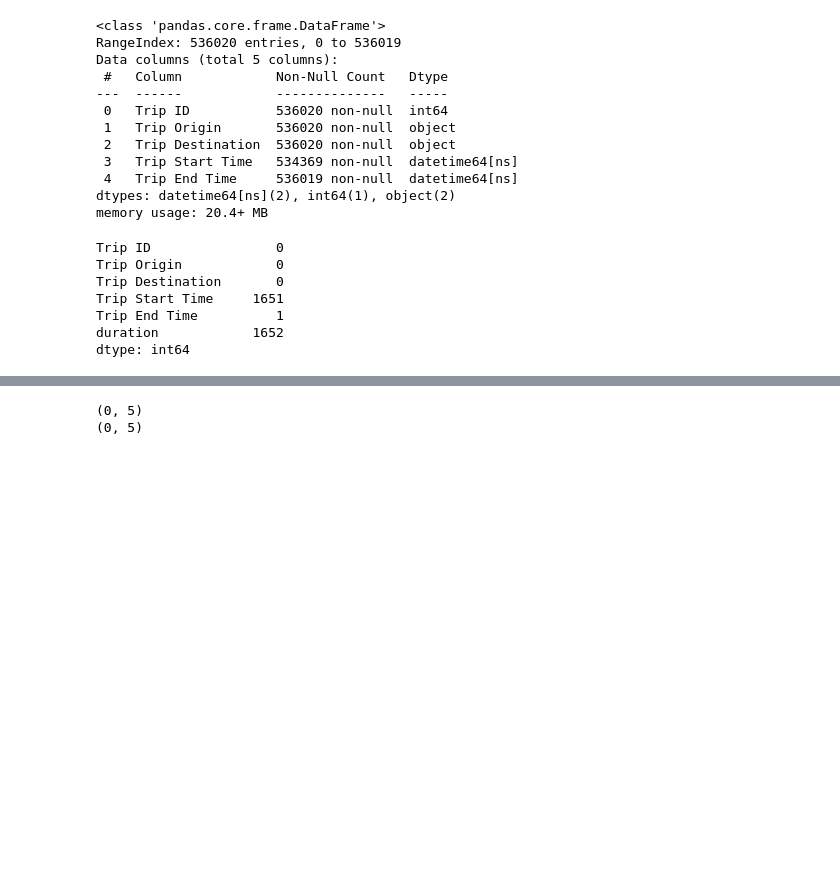
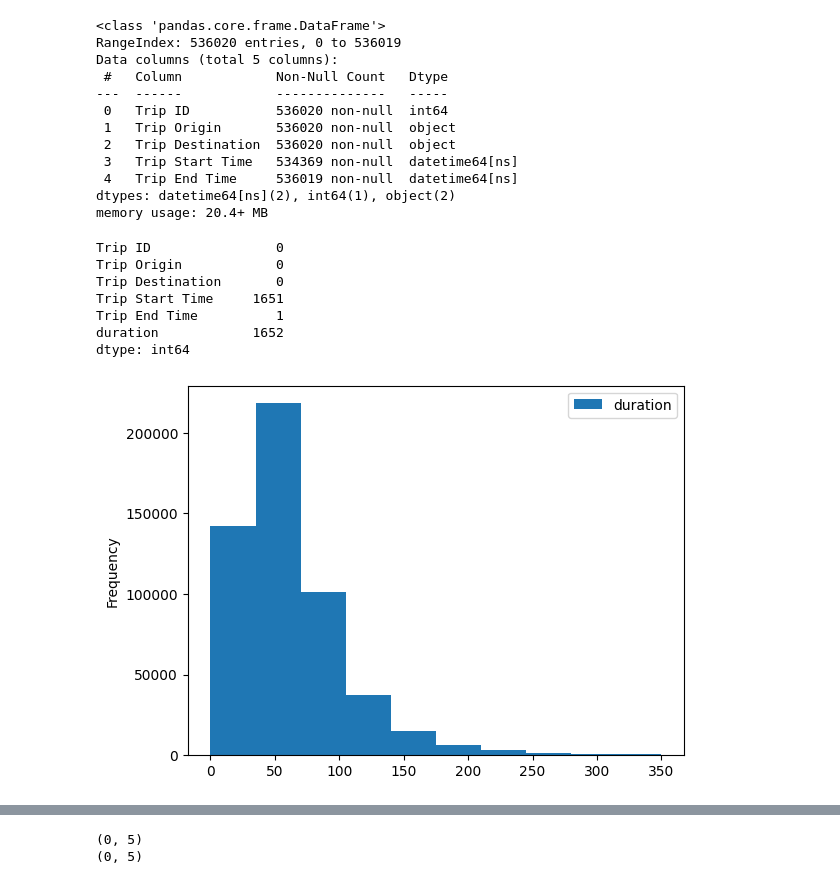
Before and after one commit to Nathnael12/Causal-Inference, a Jupyter notebook: notebooks/EDA.ipynb, the cells around one changed output, grey strips where cells are left out. Drawn from its saved outputs; the diff is of its cells as text; code cells hidden in the pictures; blank space fills up the shorter version.

```diff
--- a/notebooks/EDA.ipynb
+++ b/notebooks/EDA.ipynb
@@ -80,3 +102,8 @@ Trip Start Time     1651
 Trip End Time          1
 duration            1652
 dtype: int64
+# %%
+complete_orders_correct_format[["duration"]].plot.hist(bins=10, range=(0,350))
+plt.show()
+# %% [output]
+[figure, added]
```
Also changed, not shown: parts of 16 cells of this notebook.
